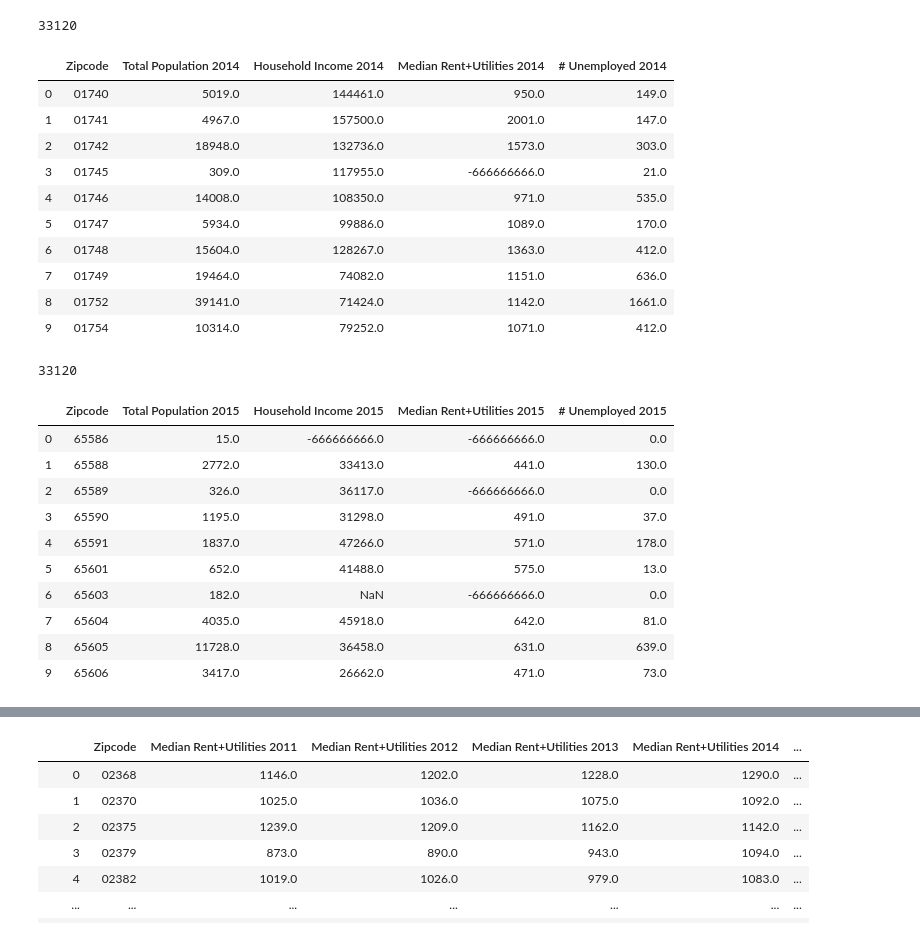
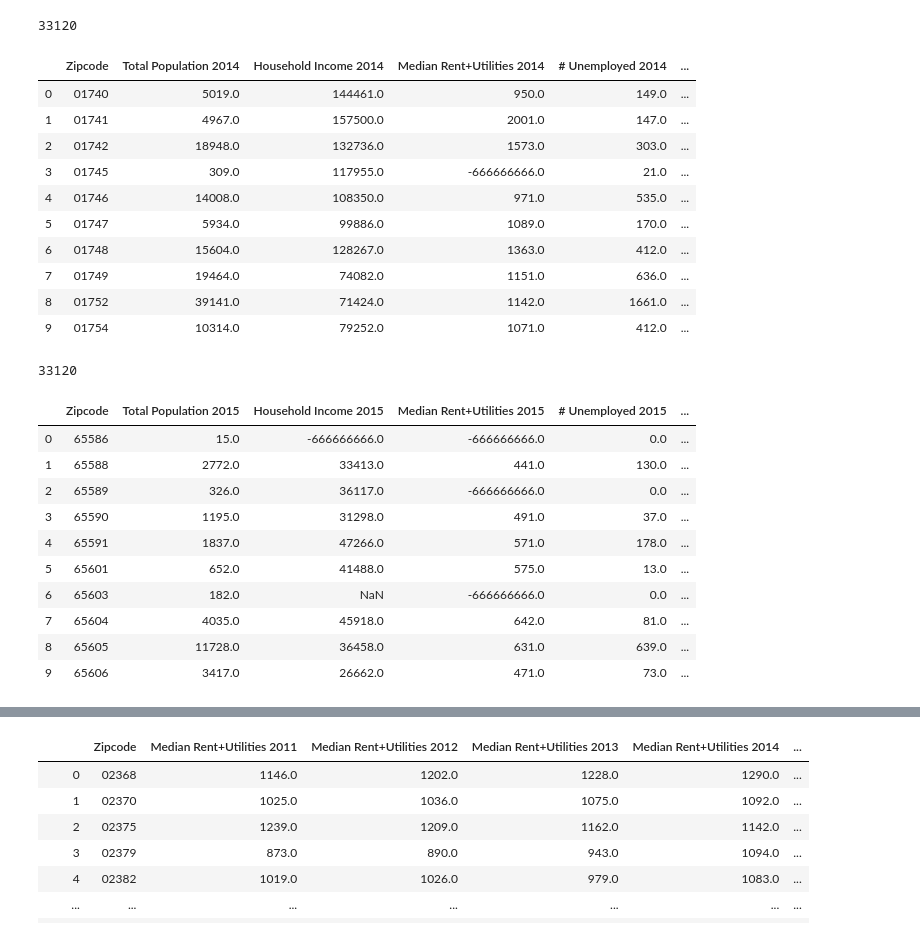
Before and after one commit to bugbhm/Project_1_group4, a Jupyter notebook: Project 1 - Hailey.ipynb, the cells around one changed output, grey strips where cells are left out. Cells and saved outputs as stored; diff of their text form; code cells hidden in the pictures.

```diff
--- a/Project 1 - Hailey.ipynb
+++ b/Project 1 - Hailey.ipynb
@@ -120,39 +132,42 @@ census_2013.head(10)
 # %%
 #pulling data from 2014
 c_2014 = Census(api_key, year=2014)
 census_data = c_2014.acs5.get(("NAME", "B25064_001E", "B01003_001E", "B19013_001E", "B23025_005E", "B01002_001E", "B17001_002E"), {'for': 'zip code tabulation area:*'})
 
 census_2014 = pd.DataFrame(census_data)
 
 # Column Reordering
 census_2014 = census_2014.rename(columns={"B25064_001E": "Median Rent+Utilities 2014",
                                       "B01003_001E": "Total Population 2014",
                                       "B19013_001E": "Household Income 2014",
                                       "B23025_005E": "# Unemployed 2014",
                                       "B17001_002E": "Poverty Count 2014",
                                       "B01002_001E": "Median Age 2014",
                                       "NAME": "Name", "zip code tabulation area": "Zipcode"})
+#add in unemployment rate
+census_2014['Unemployment Rate 2014'] = census_2014['# Unemployed 2014'] / census_2014['Total Population 2014'] *100
+
 
 # Final DataFrame
 census_2014 = census_2014[["Zipcode", "Total Population 2014", "Household Income 2014",
-                       "Median Rent+Utilities 2014", "# Unemployed 2014"]]
+                       "Median Rent+Utilities 2014", "# Unemployed 2014", "Unemployment Rate 2014"]]
 
 # Visualize
 print(len(census_2014))
 census_2014.head(10)
 # %% [output]
 33120
-|  | Zipcode | Total Population 2014 | Household Income 2014 | Median Rent+Utilities 2014 | # Unemployed 2014 |
-| 0 | 01740 | 5019.0 | 144461.0 | 950.0 | 149.0 |
-| 1 | 01741 | 4967.0 | 157500.0 | 2001.0 | 147.0 |
-| 2 | 01742 | 18948.0 | 132736.0 | 1573.0 | 303.0 |
-| 3 | 01745 | 309.0 | 117955.0 | -666666666.0 | 21.0 |
-| 4 | 01746 | 14008.0 | 108350.0 | 971.0 | 535.0 |
-| 5 | 01747 | 5934.0 | 99886.0 | 1089.0 | 170.0 |
-| 6 | 01748 | 15604.0 | 128267.0 | 1363.0 | 412.0 |
-| 7 | 01749 | 19464.0 | 74082.0 | 1151.0 | 636.0 |
-| 8 | 01752 | 39141.0 | 71424.0 | 1142.0 | 1661.0 |
-| 9 | 01754 | 10314.0 | 79252.0 | 1071.0 | 412.0 |
+|  | Zipcode | Total Population 2014 | Household Income 2014 | Median Rent+Utilities 2014 | # Unemployed 2014 | ... |
+| 0 | 01740 | 5019.0 | 144461.0 | 950.0 | 149.0 | ... |
+| 1 | 01741 | 4967.0 | 157500.0 | 2001.0 | 147.0 | ... |
+| 2 | 01742 | 18948.0 | 132736.0 | 1573.0 | 303.0 | ... |
+| 3 | 01745 | 309.0 | 117955.0 | -666666666.0 | 21.0 | ... |
+| 4 | 01746 | 14008.0 | 108350.0 | 971.0 | 535.0 | ... |
+| 5 | 01747 | 5934.0 | 99886.0 | 1089.0 | 170.0 | ... |
+| 6 | 01748 | 15604.0 | 128267.0 | 1363.0 | 412.0 | ... |
+| 7 | 01749 | 19464.0 | 74082.0 | 1151.0 | 636.0 | ... |
+| 8 | 01752 | 39141.0 | 71424.0 | 1142.0 | 1661.0 | ... |
+| 9 | 01754 | 10314.0 | 79252.0 | 1071.0 | 412.0 | ... |
 # %%
 #pulling data from 2015
 c_2015 = Census(api_key, year=2015)
@@ -168,27 +183,30 @@ census_2015 = census_2015.rename(columns={"B25064_001E": "Median Rent+Utilities
                                       "B17001_002E": "Poverty Count 2015",
                                       "B01002_001E": "Median Age 2015",
                                       "NAME": "Name", "zip code tabulation area": "Zipcode"})
+#add in unemployment rate
+census_2015['Unemployment Rate 2015'] = census_2015['# Unemployed 2015'] / census_2015['Total Population 2015'] *100
+
 
 # Final DataFrame
 census_2015 = census_2015[["Zipcode", "Total Population 2015", "Household Income 2015",
-                       "Median Rent+Utilities 2015", "# Unemployed 2015"]]
+                       "Median Rent+Utilities 2015", "# Unemployed 2015", "Unemployment Rate 2015"]]
 
 # Visualize
 print(len(census_2015))
 census_2015.head(10)
 # %% [output]
 33120
-|  | Zipcode | Total Population 2015 | Household Income 2015 | Median Rent+Utilities 2015 | # Unemployed 2015 |
-| 0 | 65586 | 15.0 | -666666666.0 | -666666666.0 | 0.0 |
-| 1 | 65588 | 2772.0 | 33413.0 | 441.0 | 130.0 |
-| 2 | 65589 | 326.0 | 36117.0 | -666666666.0 | 0.0 |
-| 3 | 65590 | 1195.0 | 31298.0 | 491.0 | 37.0 |
-| 4 | 65591 | 1837.0 | 47266.0 | 571.0 | 178.0 |
-| 5 | 65601 | 652.0 | 41488.0 | 575.0 | 13.0 |
-| 6 | 65603 | 182.0 | NaN | -666666666.0 | 0.0 |
-| 7 | 65604 | 4035.0 | 45918.0 | 642.0 | 81.0 |
-| 8 | 65605 | 11728.0 | 36458.0 | 631.0 | 639.0 |
-| 9 | 65606 | 3417.0 | 26662.0 | 471.0 | 73.0 |
+|  | Zipcode | Total Population 2015 | Household Income 2015 | Median Rent+Utilities 2015 | # Unemployed 2015 | ... |
+| 0 | 65586 | 15.0 | -666666666.0 | -666666666.0 | 0.0 | ... |
+| 1 | 65588 | 2772.0 | 33413.0 | 441.0 | 130.0 | ... |
+| 2 | 65589 | 326.0 | 36117.0 | -666666666.0 | 0.0 | ... |
+| 3 | 65590 | 1195.0 | 31298.0 | 491.0 | 37.0 | ... |
+| 4 | 65591 | 1837.0 | 47266.0 | 571.0 | 178.0 | ... |
+| 5 | 65601 | 652.0 | 41488.0 | 575.0 | 13.0 | ... |
+| 6 | 65603 | 182.0 | NaN | -666666666.0 | 0.0 | ... |
+| 7 | 65604 | 4035.0 | 45918.0 | 642.0 | 81.0 | ... |
+| 8 | 65605 | 11728.0 | 36458.0 | 631.0 | 639.0 | ... |
+| 9 | 65606 | 3417.0 | 26662.0 | 471.0 | 73.0 | ... |
 # %%
 ## merge all years of data
 merge_11_12= pd.merge(census_2011, census_2012, on="Zipcode", how="left")
```
Also changed, not shown: parts of 7 cells of this notebook.
